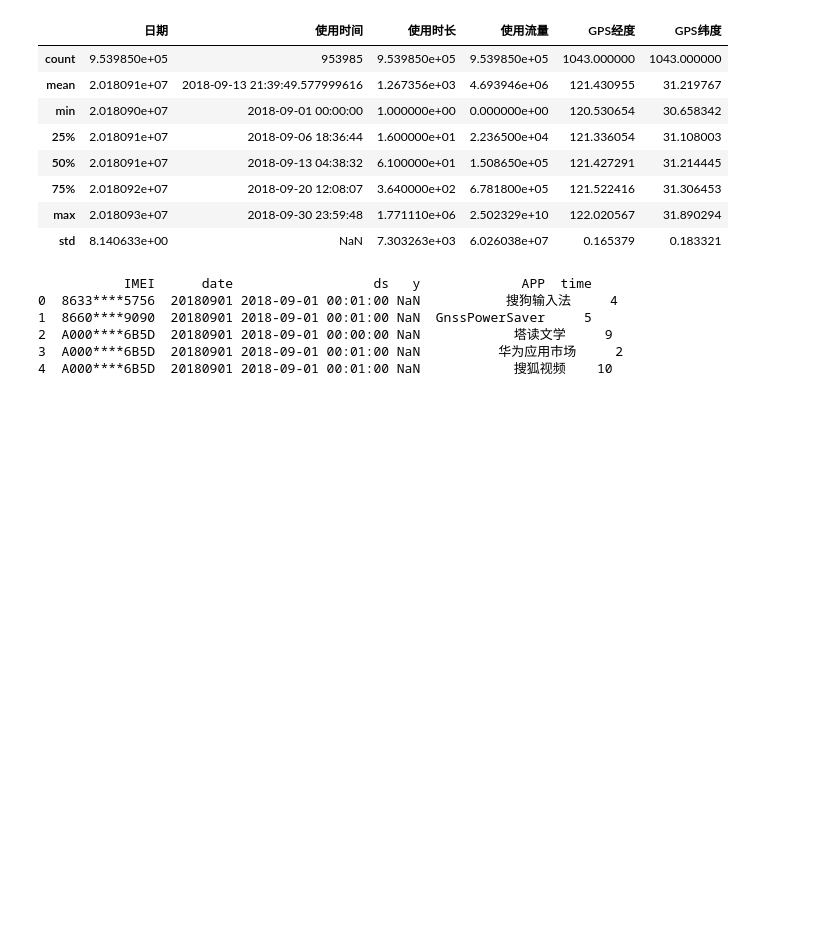
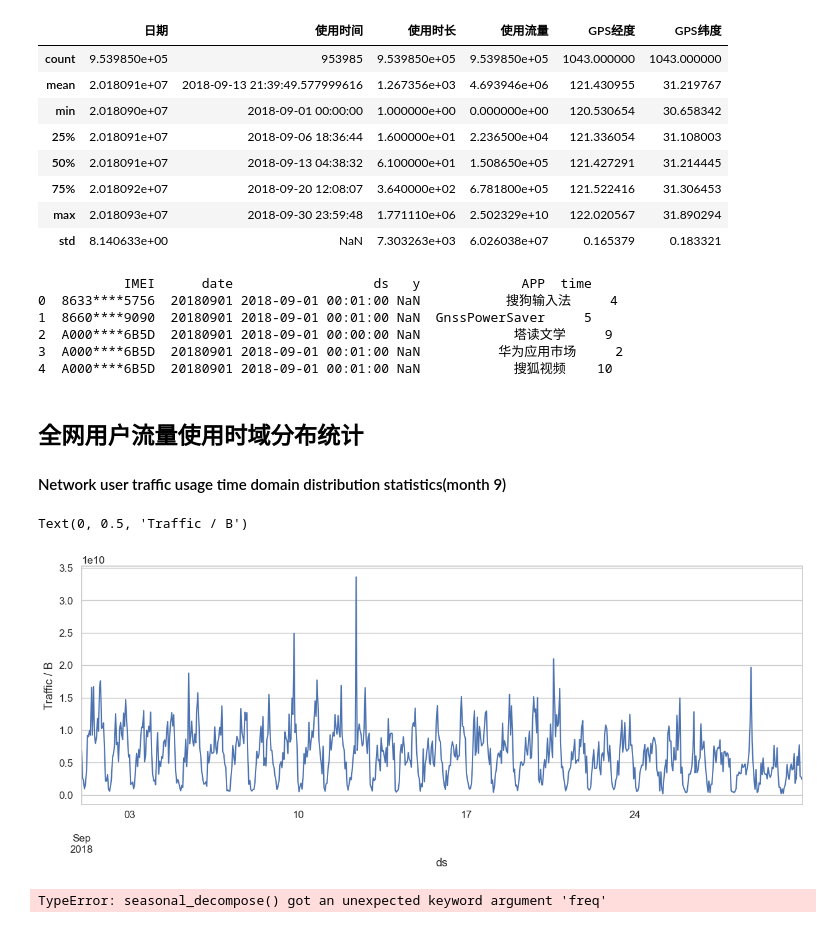
Before and after one commit to ChentingZ0/User_behaviour_data_analysis, a Jupyter notebook: main.ipynb, the cells around one changed output. Saved outputs shown, nothing was run; the diff lists cells and outputs as text; code cells hidden in the pictures; blank space fills up the shorter version.

```diff
--- a/main.ipynb
+++ b/main.ipynb
@@ -113,3 +113,39 @@ print(cdr.head(5))
 2  A000****6B5D  20180901 2018-09-01 00:00:00 NaN            塔读文学     9
 3  A000****6B5D  20180901 2018-09-01 00:01:00 NaN          华为应用市场     2
 4  A000****6B5D  20180901 2018-09-01 00:01:00 NaN            搜狐视频    10
+# %% [markdown]
+## 全网用户流量使用时域分布统计
+#### Network user traffic usage time domain distribution statistics(month 9)
+# %%
+from pylab import mpl
+sns.set(font_scale=1.1)
+# 修改字号大小
+plt.figure(figsize=(15,5))
+# 修改画布大小
+sns.set_style("whitegrid")
+# 修改表格填充样式
+# mpl.rcParams['font.sans-serif'] = ['SimHei']
+# mpl.rcParams['axes.unicode_minus'] = False
+cdr.resample('1H', on='ds').y.sum().plot()
+# aggregates the data within each hour interval(ds -> time, y -> data traffic)
+plt.ylabel("Traffic / B")
+# %% [output]
+Text(0, 0.5, 'Traffic / B')
+[figure, added]
+# %%
+aggregate_sept = cdr.resample('1h', on='ds').y.sum()
+# data aggregated within each hour interval
+# seasonal decomposition
+res_sept = sm.tsa.seasonal_decompose(aggregate_sept,model='multiplicative',freq=24)
+fig = res_sept.plot()
+# 以res_sept数据画图
+sns.set(font_scale=1.1)
+sns.set_style("whitegrid")
+fig.set_figheight(10)
+fig.set_figwidth(15)
+plt.tight_layout()
+# 自动调整子图参数,使之填充整个图像区域
+
+plt.show()
+# %% [output]
+TypeError: seasonal_decompose() got an unexpected keyword argument 'freq'
```
Also changed, not shown: 2 other files.
